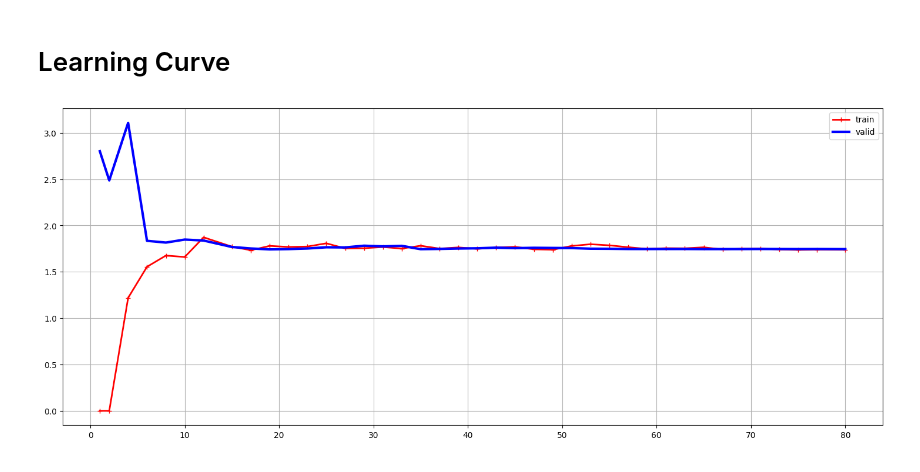
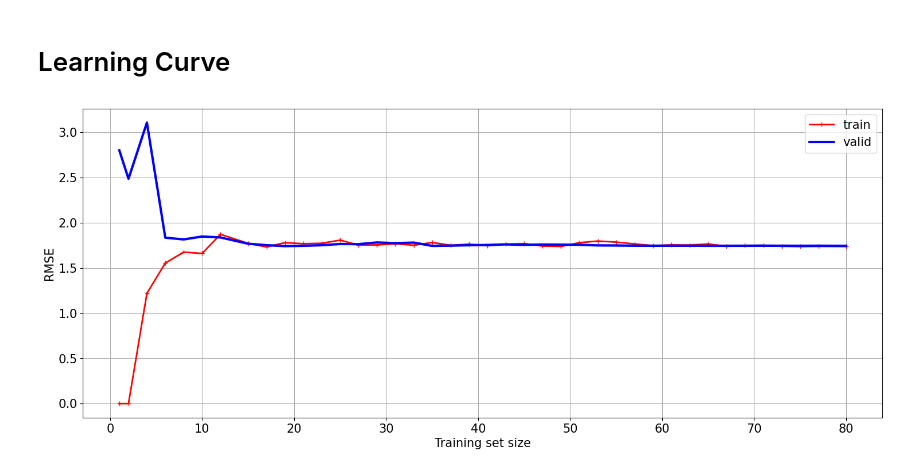
Before and after one commit to Brian342/JupyterAI, a Jupyter notebook: Chapter 4 Training Models.ipynb, the cells around one changed output. Saved outputs shown, nothing was run; the diff lists cells and outputs as text; code cells hidden in the pictures.

```diff
--- a/Chapter 4 Training Models.ipynb
+++ b/Chapter 4 Training Models.ipynb
@@ -156,21 +156,20 @@ lin_reg.intercept_, lin_reg.coef_
 # %%
 from sklearn.model_selection import learning_curve
 plt.figure(figsize=(18, 7))
 train_sizes, train_scores, valid_scores = learning_curve(
     LinearRegression(), x, y, train_sizes=np.linspace(0.01, 1.0, 40), cv=5,
     scoring = "neg_root_mean_squared_error")
 train_errors = -train_scores.mean(axis = 1)
 valid_errors = -valid_scores.mean(axis = 1)
 
 plt.plot(train_sizes, train_errors, "r-+", linewidth = 2, label= "train")
 plt.plot(train_sizes, valid_errors, "b-", linewidth = 3, label = "valid")
 plt.grid(True, axis='both')
-plt.xlabel("RMSE", fontsize=15)
-plt.ylabel("", rotation=0, fontsize=15)
+plt.ylabel("RMSE", fontsize=15)
+plt.xlabel("Training set size",fontsize=15)
 plt.xticks(fontsize=15)
 plt.yticks(fontsize=15)
 plt.legend(fontsize=15)
-plt.legend()
 plt.show()
 # %% [output]
-[figure, old version]
+[figure, new version]
```
Also changed, not shown: parts of 1 cell of this notebook.
